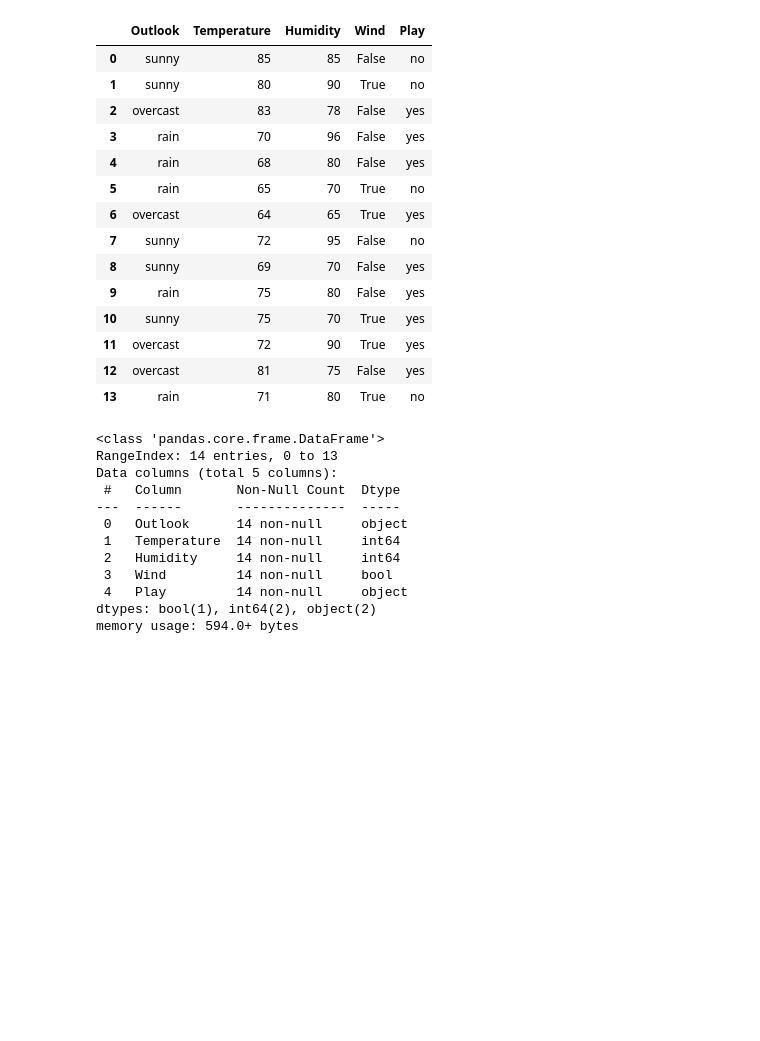
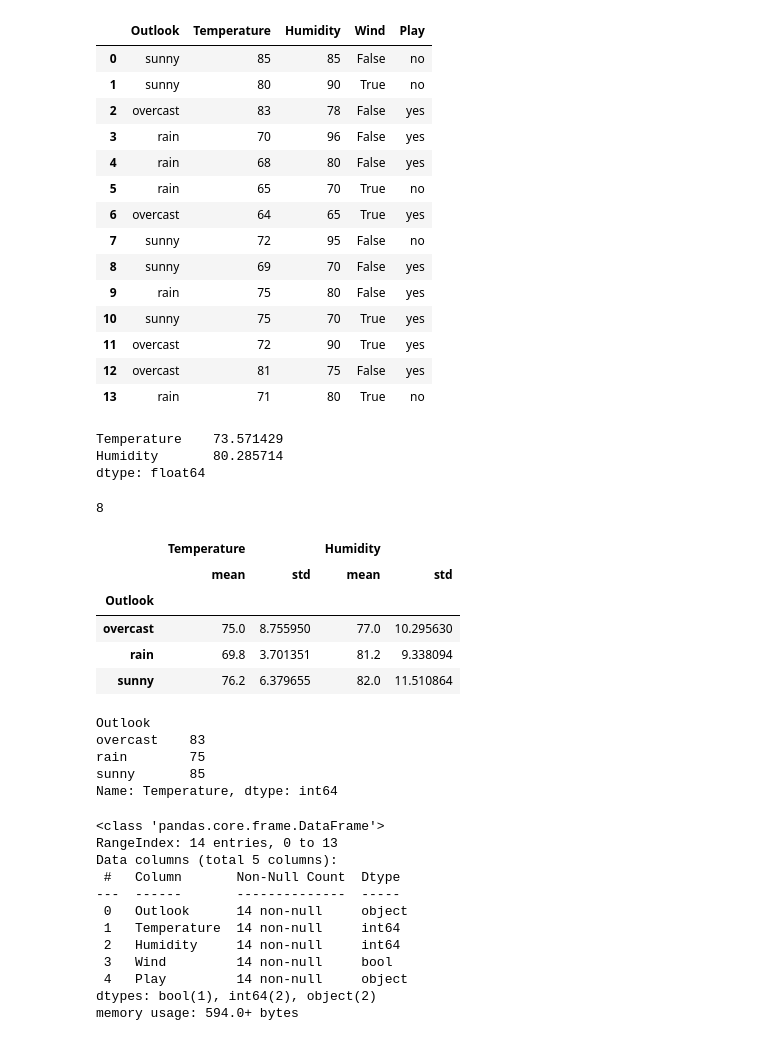
Before and after one commit to DanielGalarza1/InteligenciaDeNegocios, a Jupyter notebook: MyPython/predicciones/arbol_bateos.ipynb, the cells around one changed output. Saved outputs shown, nothing was run; the diff lists cells and outputs as text; code cells hidden in the pictures; blank space fills up the shorter version.

```diff
--- a/MyPython/predicciones/arbol_bateos.ipynb
+++ b/MyPython/predicciones/arbol_bateos.ipynb
@@ -31,6 +31,40 @@ datos
 | 11 | overcast | 72 | 90 | True | yes |
 | 12 | overcast | 81 | 75 | False | yes |
 | 13 | rain | 71 | 80 | True | no |
+# %%
+promedios = datos[['Temperature', 'Humidity']].mean()
+promedios
+# %% [output]
+Temperature    73.571429
+Humidity       80.285714
+dtype: float64
+# %%
+conteo_wind = datos['Wind'].value_counts()
+conteo_wind[False]
+# %% [output]
+8
+# %%
+outlook_stats = datos.groupby('Outlook').agg(
+                                            {'Temperature': ['mean', 'std'],
+                                            'Humidity': ['mean', 'std']}
+                                            )
+outlook_stats
+# %% [output]
+|  | Temperature |  | Humidity |  |
+|  | mean | std | mean | std |
+| Outlook |  |  |  |  |
+| overcast | 75.0 | 8.755950 | 77.0 | 10.295630 |
+| rain | 69.8 | 3.701351 | 81.2 | 9.338094 |
+| sunny | 76.2 | 6.379655 | 82.0 | 11.510864 |
+# %%
+max_temps = datos.groupby('Outlook')['Temperature'].max()
+max_temps
+# %% [output]
+Outlook
+overcast    83
+rain        75
+sunny       85
+Name: Temperature, dtype: int64
 # %%
 datos.info()
 # %% [output]
```
Also changed, not shown: parts of 2 cells of this notebook, 4 other files.
